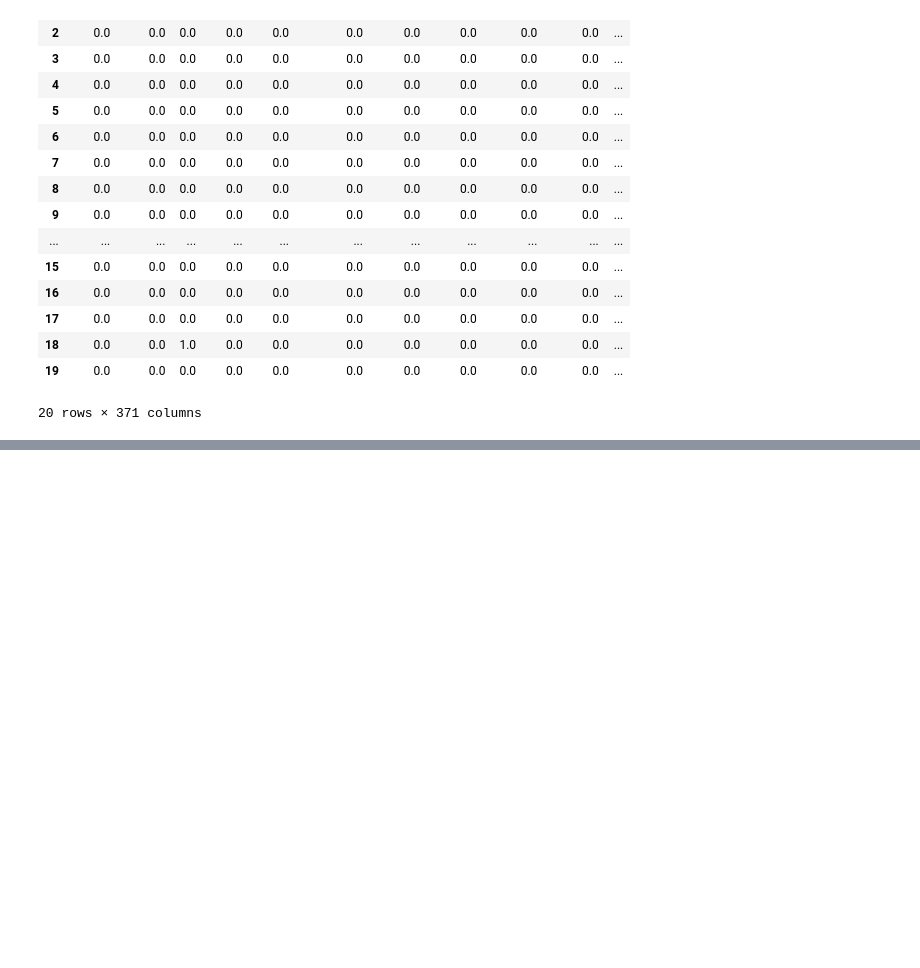
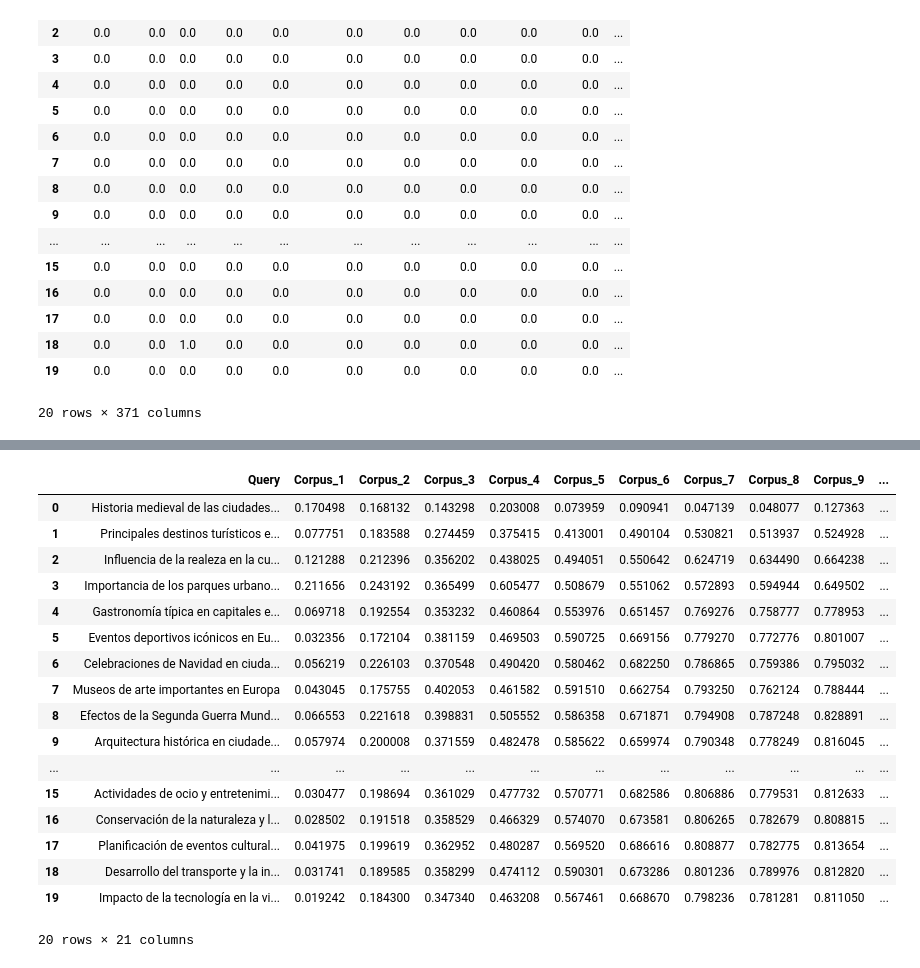
Before and after one commit to Afkerian/information-retrieval, a Jupyter notebook: taller02/taller02.ipynb, the cells around one changed output, grey strips where cells are left out. Saved outputs shown, nothing was run; the diff lists cells and outputs as text; code cells hidden in the pictures; blank space fills up the shorter version.

```diff
--- a/taller02/taller02.ipynb
+++ b/taller02/taller02.ipynb
@@ -250,0 +275,19 @@ df_comparacion_normalized.to_csv('dataframes/file2_normalized.csv')
+# %%
+import pandas as pd
+from sklearn.metrics.pairwise import cosine_similarity
+
+# Suponiendo que df_corpus y df_query son tus dataframes
+# Calcular la distancia coseno para cada fila de df_query con respecto a cada fila de df_corpus
+
+distances = []
+for index1, row1 in df_query.iterrows():
+    row_distances = []
+    for index2, row2 in df_corpus.iterrows():
+        similarity = cosine_similarity([row1], [row2])[0][0]
+        row_distances.append(similarity)
+    distances.append(row_distances)
+
+# Crear un nuevo dataframe con las distancias
+distances_df = pd.DataFrame(distances)
+
+print(distances_df)
@@ -250,0 +332,60 @@ df_comparacion_normalized.to_csv('dataframes/file2_normalized.csv')
+# %%
+import pandas as pd
+from sklearn.metrics.pairwise import cosine_similarity
+
+# Definir las consultas
+query = [
+    "Historia medieval de las ciudades europeas",
+    "Principales destinos turísticos en Europa",
+    "Influencia de la realeza en la cultura europea",
+    "Importancia de los parques urbanos en las ciudades",
+    "Gastronomía típica en capitales europeas",
+    "Eventos deportivos icónicos en Europa",
+    "Celebraciones de Navidad en ciudades europeas",
+    "Museos de arte importantes en Europa",
+    "Efectos de la Segunda Guerra Mundial en ciudades europeas",
+    "Arquitectura histórica en ciudades europeas",
+    "Clubes de fútbol famosos y sus estadios en Europa",
+    "Transformación urbana y regeneración de espacios",
+    "Tradición cervecera en ciudades europeas",
+    "Mercados y comercio tradicional en Europa",
+    "Centros de arte y creatividad en ciudades modernas",
+    "Actividades de ocio y entretenimiento en ciudades metropolitanas",
+    "Conservación de la naturaleza y la vida silvestre en zonas urbanas",
+    "Planificación de eventos culturales y festivales en ciudades",
+    "Desarrollo del transporte y la infraestructura urbana",
+    "Impacto de la tecnología en la vida urbana"
+]
+
+# Crear DataFrame de las consultas
+df_query = pd.DataFrame(query, columns=['Texto'])
+
+# Calcular similitud para cada consulta con respecto a los corpus
+similarity_scores = []
+for index, row in df_query.iterrows():
+    similarity_scores.append(distances_df.iloc[index].tolist())
+
+# Crear DataFrame con los resultados
+result_df = pd.DataFrame(similarity_scores, columns=[f'Corpus_{i+1}' for i in range(len(similarity_scores))])
+result_df.insert(0, 'Query', df_query['Texto'])
+
+result_df.head(20)
+# %% [output]
+|  | Query | Corpus_1 | Corpus_2 | Corpus_3 | Corpus_4 | Corpus_5 | Corpus_6 | Corpus_7 | Corpus_8 | Corpus_9 | ... |
+| 0 | Historia medieval de las ciudades... | 0.170498 | 0.168132 | 0.143298 | 0.203008 | 0.073959 | 0.090941 | 0.047139 | 0.048077 | 0.127363 | ... |
+| 1 | Principales destinos turísticos e... | 0.077751 | 0.183588 | 0.274459 | 0.375415 | 0.413001 | 0.490104 | 0.530821 | 0.513937 | 0.524928 | ... |
+| 2 | Influencia de la realeza en la cu... | 0.121288 | 0.212396 | 0.356202 | 0.438025 | 0.494051 | 0.550642 | 0.624719 | 0.634490 | 0.664238 | ... |
+| 3 | Importancia de los parques urbano... | 0.211656 | 0.243192 | 0.365499 | 0.605477 | 0.508679 | 0.551062 | 0.572893 | 0.594944 | 0.649502 | ... |
+| 4 | Gastronomía típica en capitales e... | 0.069718 | 0.192554 | 0.353232 | 0.460864 | 0.553976 | 0.651457 | 0.769276 | 0.758777 | 0.778953 | ... |
+| 5 | Eventos deportivos icónicos en Eu... | 0.032356 | 0.172104 | 0.381159 | 0.469503 | 0.590725 | 0.669156 | 0.779270 | 0.772776 | 0.801007 | ... |
+| 6 | Celebraciones de Navidad en ciuda... | 0.056219 | 0.226103 | 0.370548 | 0.490420 | 0.580462 | 0.682250 | 0.786865 | 0.759386 | 0.795032 | ... |
+| 7 | Museos de arte importantes en Europa | 0.043045 | 0.175755 | 0.402053 | 0.461582 | 0.591510 | 0.662754 | 0.793250 | 0.762124 | 0.788444 | ... |
+| 8 | Efectos de la Segunda Guerra Mund... | 0.066553 | 0.221618 | 0.398831 | 0.505552 | 0.586358 | 0.671871 | 0.794908 | 0.787248 | 0.828891 | ... |
+| 9 | Arquitectura histórica en ciudade... | 0.057974 | 0.200008 | 0.371559 | 0.482478 | 0.585622 | 0.659974 | 0.790348 | 0.778249 | 0.816045 | ... |
+| ... | ... | ... | ... | ... | ... | ... | ... | ... | ... | ... | ... |
+| 15 | Actividades de ocio y entretenimi... | 0.030477 | 0.198694 | 0.361029 | 0.477732 | 0.570771 | 0.682586 | 0.806886 | 0.779531 | 0.812633 | ... |
+| 16 | Conservación de la naturaleza y l... | 0.028502 | 0.191518 | 0.358529 | 0.466329 | 0.574070 | 0.673581 | 0.806265 | 0.782679 | 0.808815 | ... |
+| 17 | Planificación de eventos cultural... | 0.041975 | 0.199619 | 0.362952 | 0.480287 | 0.569520 | 0.686616 | 0.808877 | 0.782775 | 0.813654 | ... |
+| 18 | Desarrollo del transporte y la in... | 0.031741 | 0.189585 | 0.358299 | 0.474112 | 0.590301 | 0.673286 | 0.801236 | 0.789976 | 0.812820 | ... |
+| 19 | Impacto de la tecnología en la vi... | 0.019242 | 0.184300 | 0.347340 | 0.463208 | 0.567461 | 0.668670 | 0.798236 | 0.781281 | 0.811050 | ... |
+20 rows × 21 columns
```
Also changed, not shown: parts of 9 cells of this notebook, 1 other file.
